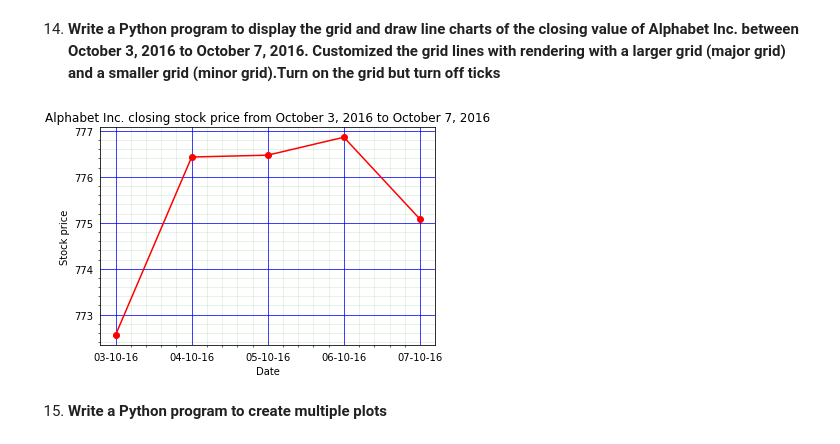
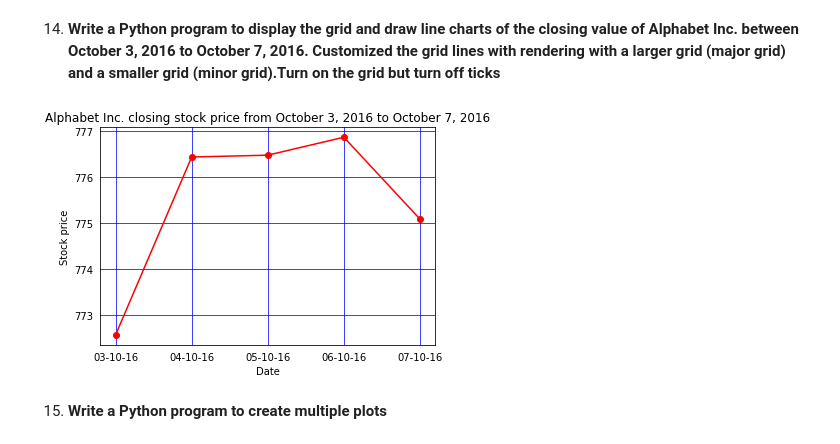
Before and after one commit to NishanthRajkumar/Python-Libraries, a Jupyter notebook: matplotlib_programs/matplotlib_programs.ipynb, the cells around one changed output. Drawn from its saved outputs; the diff is of its cells as text; code cells hidden in the pictures.

```diff
--- a/matplotlib_programs/matplotlib_programs.ipynb
+++ b/matplotlib_programs/matplotlib_programs.ipynb
@@ -283,21 +283,21 @@ plt.show()
 # %%
 # read csv file using pandas module
 financial_data = pd.read_csv('fdata.csv')
 x_val = financial_data['Date']
 y_close_val = financial_data['Close']
 
 # Plot line for close show grid and turn off ticks
 plt.plot(x_val, y_close_val, marker='o', color='r')
-plt.minorticks_on()
+#plt.minorticks_on()
 plt.grid(True, linestyle='-', color = 'b', linewidth = 0.75, which='major')
 plt.grid(True, linestyle='-', color = 'g', linewidth = 0.5, which='minor', alpha= 0.2)
 plt.tick_params(left=False, bottom=False)
 plt.title('Alphabet Inc. closing stock price from October 3, 2016 to October 7, 2016')
 plt.xlabel('Date')
 plt.ylabel('Stock price')
 plt.show()
 # %% [output]
-[figure, old version]
+[figure, new version]
 # %% [markdown]
 15. **Write a Python program to create multiple plots**
 # %%
```
